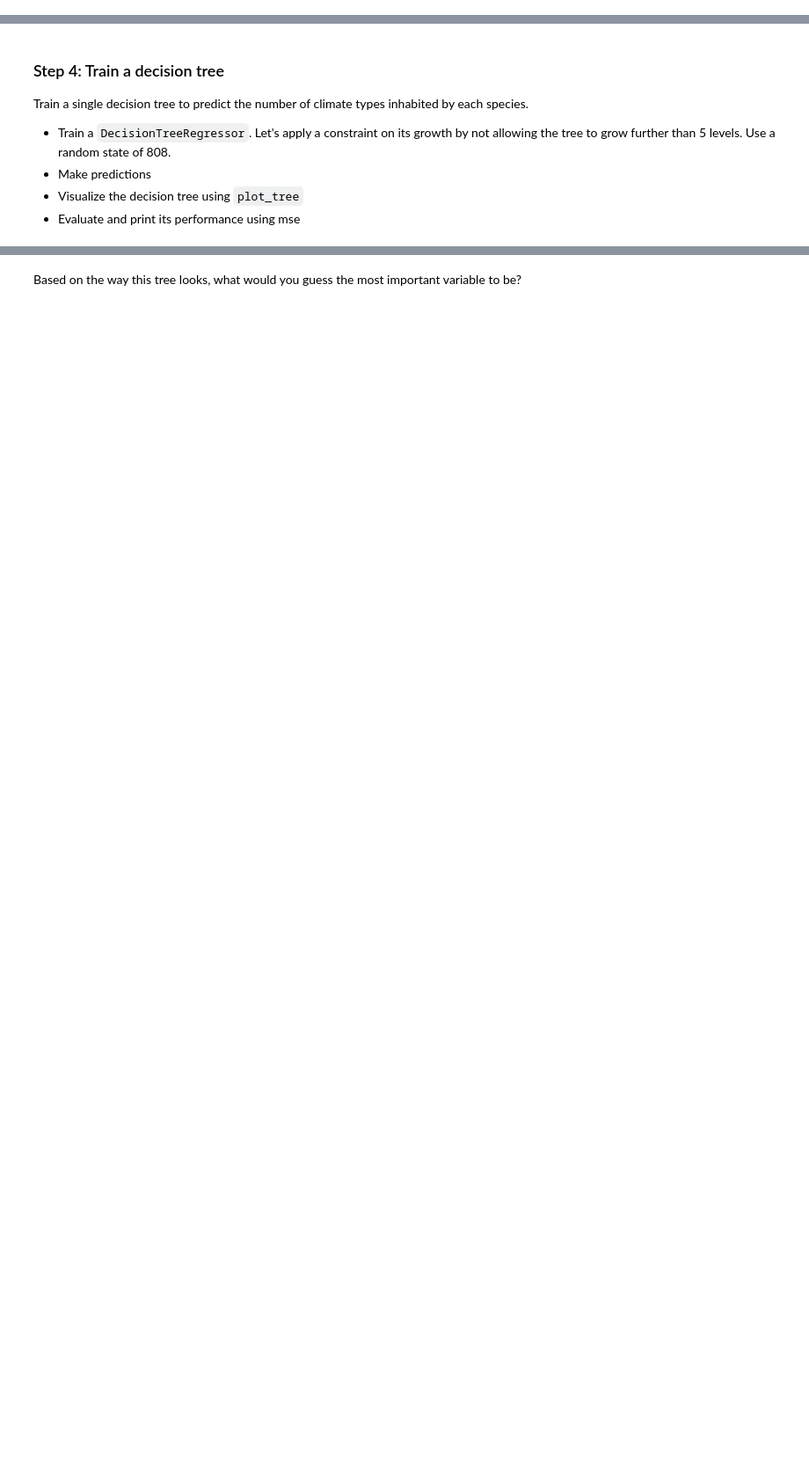
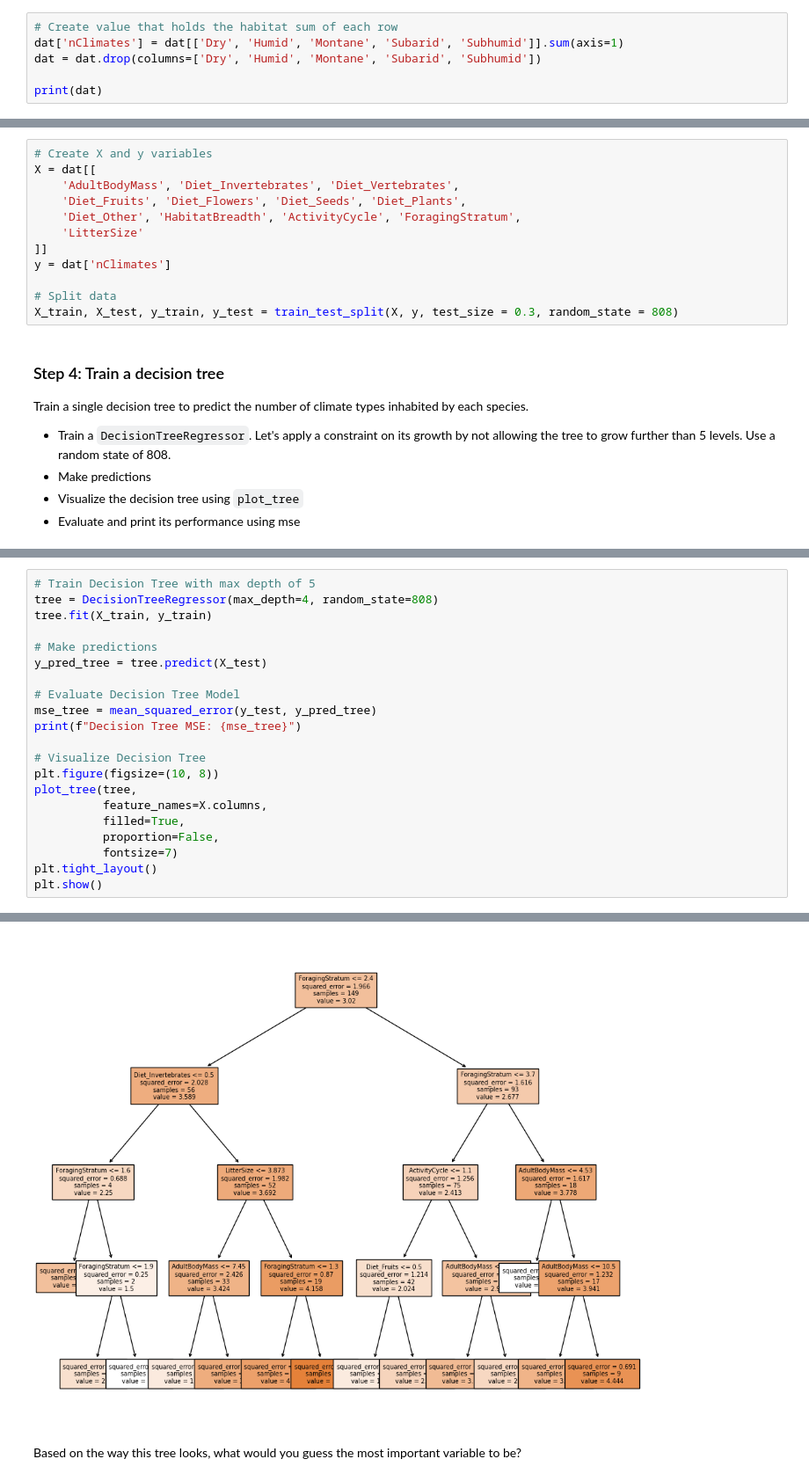
Before and after one commit to Aoverbye/EDS232-labs, a Jupyter notebook: week6/lab6-mammal-traits.ipynb, the cells around one changed output, grey strips where cells are left out. Shown at 88% size. Drawn from its saved outputs; the diff is of its cells as text; blank space fills up the shorter version.

```diff
--- a/week6/lab6-mammal-traits.ipynb
+++ b/week6/lab6-mammal-traits.ipynb
@@ -78,0 +104,6 @@ Create the target variable (`nClimates`) representing the  number of climates in
+# %%
+# Create value that holds the habitat sum of each row
+dat['nClimates'] = dat[['Dry', 'Humid', 'Montane', 'Subarid', 'Subhumid']].sum(axis=1)
+dat = dat.drop(columns=['Dry', 'Humid', 'Montane', 'Subarid', 'Subhumid'])
+
+print(dat)
@@ -79,3 +142,15 @@ Create the target variable (`nClimates`) representing the  number of climates in
+# %%
+# Create X and y variables
+X = dat[[
+    'AdultBodyMass', 'Diet_Invertebrates', 'Diet_Vertebrates',
+    'Diet_Fruits', 'Diet_Flowers', 'Diet_Seeds', 'Diet_Plants',
+    'Diet_Other', 'HabitatBreadth', 'ActivityCycle', 'ForagingStratum',
+    'LitterSize'
+]]
+y = dat['nClimates']
+
+# Split data
+X_train, X_test, y_train, y_test = train_test_split(X, y, test_size = 0.3, random_state = 808)
 # %% [markdown]
 ### Step 4: Train a decision tree
 Train a single decision tree to predict the number of climate types inhabited by each species.
@@ -88,0 +162,22 @@ Train a single decision tree to predict the number of climate types inhabited by
+# %%
+# Train Decision Tree with max depth of 5
+tree = DecisionTreeRegressor(max_depth=4, random_state=808)
+tree.fit(X_train, y_train)
+
+# Make predictions
+y_pred_tree = tree.predict(X_test)
+
+# Evaluate Decision Tree Model
+mse_tree = mean_squared_error(y_test, y_pred_tree)
+print(f"Decision Tree MSE: {mse_tree}")
+
+# Visualize Decision Tree
+plt.figure(figsize=(10, 8))
+plot_tree(tree,
+          feature_names=X.columns,
+          filled=True,
+          proportion=False,
+          fontsize=7)
+plt.tight_layout()
+plt.show()
+# %% [output]
@@ -89,2 +185,3 @@ Train a single decision tree to predict the number of climate types inhabited by
+[figure, added]
 # %% [markdown]
 Based on the way this tree looks, what would you guess the most important variable to be?
```
Also changed, not shown: parts of 18 cells of this notebook, 3 other files.
